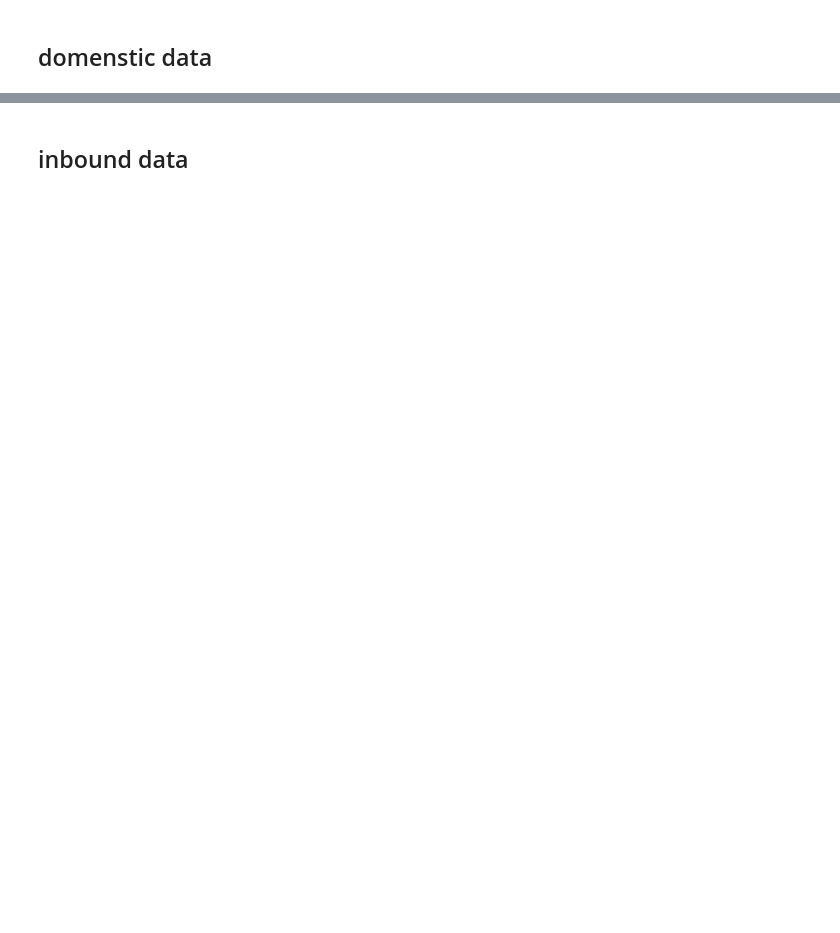
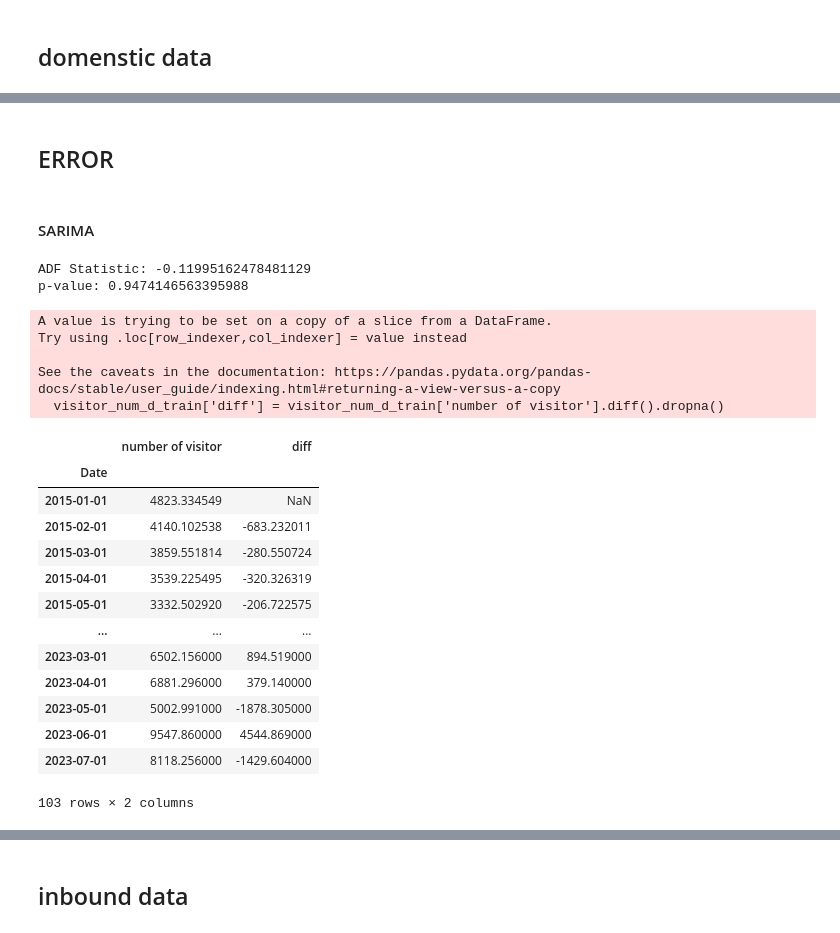
Before and after one commit to sukainahAlramadhan/saudi_arabia_tourism_forecast, a Jupyter notebook: Inbouned and Demonestic.ipynb, the cells around one changed output, grey strips where cells are left out. Saved outputs shown, nothing was run; the diff lists cells and outputs as text; code cells hidden in the pictures; blank space fills up the shorter version.

```diff
--- a/Inbouned and Demonestic.ipynb
+++ b/Inbouned and Demonestic.ipynb
@@ -15,7 +21,7 @@ df_d = pd.read_excel('raw_data/D_data.xlsx')
 df_d['Date'] = pd.to_datetime(df_d['Year'].astype(str) + ' ' + df_d['Month'])
 df_d.set_index('Date', inplace=True)
 df_d.drop(columns=['Year', 'Month'], inplace=True)
+df_d = df_d.dropna()
 
 ## rename the column
 df_d.rename(columns={'Tourists Number Overnight Visitors': 'number of visitor'}, inplace=True)
-df_d.head()
@@ -53,0 +38,8 @@ spend_d
+# %%
+# Let's keep the last 20% of the values out for testing purposes
+train_size = 0.9
+visitor_num_d_index = round(train_size*visitor_num_d.shape[0])
+
+## VISITOR DATA
+visitor_num_d_train = visitor_num_d.iloc[:visitor_num_d_index]
+visitor_num_d_test = visitor_num_d.iloc[visitor_num_d_index:]
@@ -53,0 +220,42 @@ spend_d
+# %% [markdown]
+## ERROR
+# %% [markdown]
+#### SARIMA
+# %%
+from statsmodels.tsa.stattools import adfuller
+# check if our data is stationary or non
+# SARIMA requires that your data be stationary (i.e., the statistical properties don’t change over time).
+# If your data is non-stationary, you can apply differencing.
+
+result = adfuller(visitor_num_d_train['number of visitor'])
+print(f"ADF Statistic: {result[0]}")
+print(f"p-value: {result[1]}")
+
+#  p-value > 0.05, apply differencing.
+# %% [output]
+ADF Statistic: -0.11995162478481129
+p-value: 0.9474146563395988
+# %%
+## diffrencing
+visitor_num_d_train['diff'] = visitor_num_d_train['number of visitor'].diff().dropna()
+visitor_num_d_train
+# %% [output]
+A value is trying to be set on a copy of a slice from a DataFrame.
+Try using .loc[row_indexer,col_indexer] = value instead
+
+See the caveats in the documentation: https://pandas.pydata.org/pandas-docs/stable/user_guide/indexing.html#returning-a-view-versus-a-copy
+  visitor_num_d_train['diff'] = visitor_num_d_train['number of visitor'].diff().dropna()
+|  | number of visitor | diff |
+| Date |  |  |
+| 2015-01-01 | 4823.334549 | NaN |
+| 2015-02-01 | 4140.102538 | -683.232011 |
+| 2015-03-01 | 3859.551814 | -280.550724 |
+| 2015-04-01 | 3539.225495 | -320.326319 |
+| 2015-05-01 | 3332.502920 | -206.722575 |
+| ... | ... | ... |
+| 2023-03-01 | 6502.156000 | 894.519000 |
+| 2023-04-01 | 6881.296000 | 379.140000 |
+| 2023-05-01 | 5002.991000 | -1878.305000 |
+| 2023-06-01 | 9547.860000 | 4544.869000 |
+| 2023-07-01 | 8118.256000 | -1429.604000 |
+103 rows × 2 columns
```
Also changed, not shown: parts of 54 cells of this notebook.
